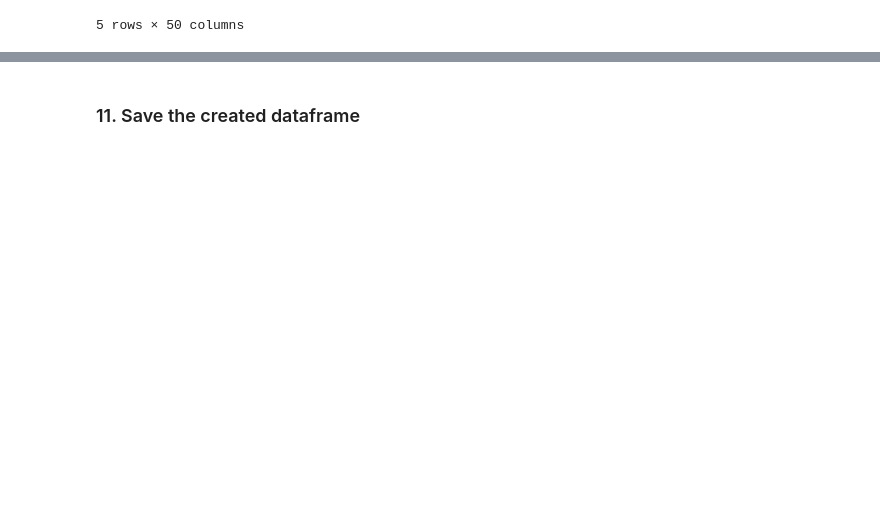
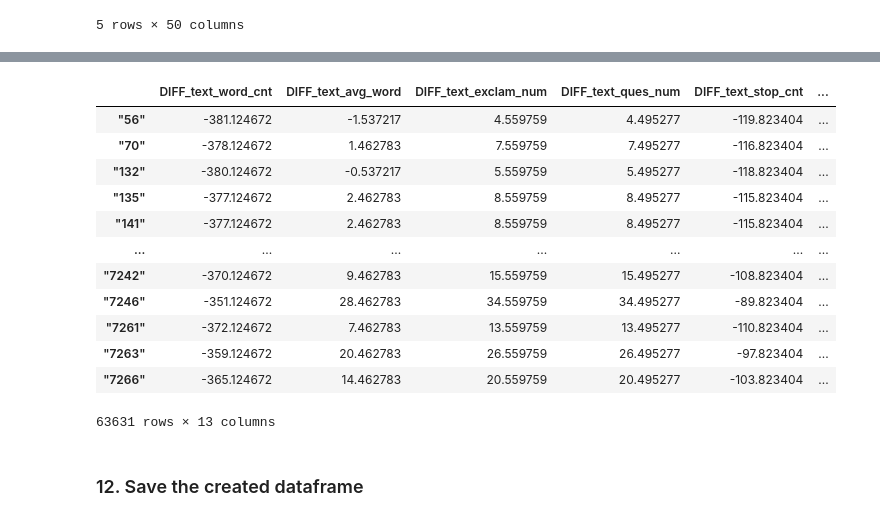
Before and after one commit to molnar95/thesis, a Jupyter notebook: analysis/covid_feature_engineering.ipynb, the cells around one changed output, grey strips where cells are left out. Cells and saved outputs as stored; diff of their text form; code cells hidden in the pictures; blank space fills up the shorter version.

```diff
--- a/analysis/covid_feature_engineering.ipynb
+++ b/analysis/covid_feature_engineering.ipynb
@@ -677,0 +680,16 @@ abt_covid[abt_covid["text_polarity"] > 0].sort_values(by=["text_polarity"], asce
+# %%
+title_num_cols_list = ['title_word_cnt', 'title_avg_word', 'title_exclam_num', 'title_ques_num',
+                       'title_stop_cnt', 'title_cnt_upper', 'title_cnt_num', 'title_cnt_unique_lemmas',
+                       'title_stop_word_ratio', 'title_verb_ratio', 'title_propn_ratio', 'title_adj_ratio',
+                       'title_polarity']
+# %%
+text_num_cols_list = ['text_word_cnt', 'text_avg_word', 'text_exclam_num', 'text_ques_num',
+                      'text_stop_cnt', 'text_cnt_upper', 'text_cnt_num', 'text_unique_lemma_ratio',
+                      'text_cnt_unique_lemmas', 'text_stop_word_ratio', 'text_noun_ratio',
+                      'text_verb_ratio', 'text_propn_ratio', 'text_adj_ratio']
+# %%
+df_title_diffs = pd.DataFrame()
+
+for x, y in combinations(title_num_cols_list, 2):
+
+    df_title_diffs['DIFF_'+ x] = abt_covid[i].sub(abt_covid[x].mean())
@@ -677,0 +712,22 @@ abt_covid[abt_covid["text_polarity"] > 0].sort_values(by=["text_polarity"], asce
+# %%
+df_text_diffs = pd.DataFrame()
+
+for x, y in combinations(text_num_cols_list, 2):
+
+    df_text_diffs['DIFF_'+ x] = abt_covid[i].sub(abt_covid[x].mean())
+# %%
+df_text_diffs
+# %% [output]
+|  | DIFF_text_word_cnt | DIFF_text_avg_word | DIFF_text_exclam_num | DIFF_text_ques_num | DIFF_text_stop_cnt | ... |
+| "56" | -381.124672 | -1.537217 | 4.559759 | 4.495277 | -119.823404 | ... |
+| "70" | -378.124672 | 1.462783 | 7.559759 | 7.495277 | -116.823404 | ... |
+| "132" | -380.124672 | -0.537217 | 5.559759 | 5.495277 | -118.823404 | ... |
+| "135" | -377.124672 | 2.462783 | 8.559759 | 8.495277 | -115.823404 | ... |
+| "141" | -377.124672 | 2.462783 | 8.559759 | 8.495277 | -115.823404 | ... |
+| ... | ... | ... | ... | ... | ... | ... |
+| "7242" | -370.124672 | 9.462783 | 15.559759 | 15.495277 | -108.823404 | ... |
+| "7246" | -351.124672 | 28.462783 | 34.559759 | 34.495277 | -89.823404 | ... |
+| "7261" | -372.124672 | 7.462783 | 13.559759 | 13.495277 | -110.823404 | ... |
+| "7263" | -359.124672 | 20.462783 | 26.559759 | 26.495277 | -97.823404 | ... |
+| "7266" | -365.124672 | 14.462783 | 20.559759 | 20.495277 | -103.823404 | ... |
+63631 rows × 13 columns
@@ -678,5 +736,5 @@ abt_covid[abt_covid["text_polarity"] > 0].sort_values(by=["text_polarity"], asce
 # %% [markdown]
-### 11. Save the created dataframe
+### 12. Save the created dataframe
 # %%
 abt_covid.columns
 # %% [output]
```
Also changed, not shown: parts of 16 cells of this notebook.
